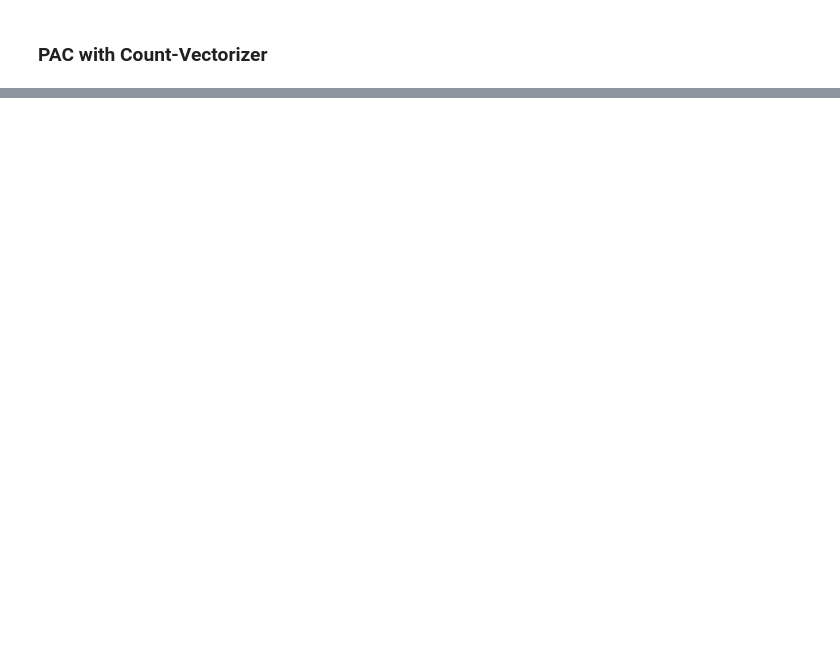
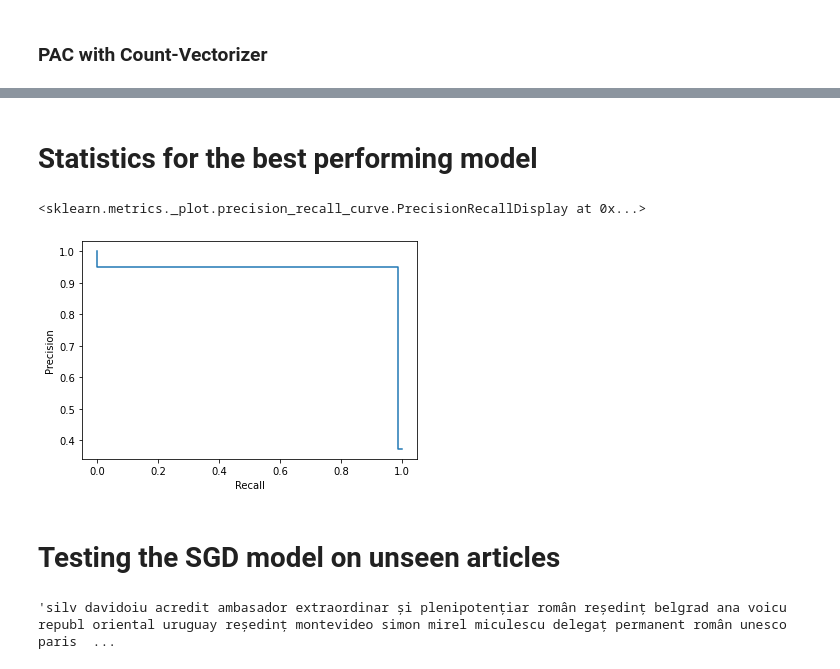
Before and after one commit to andreidamian1999/TILN, a Jupyter notebook: Fake news detection in social media for Romanian.ipynb, the cells around one changed output, grey strips where cells are left out. Cells and saved outputs as stored; diff of their text form; code cells hidden in the pictures; blank space fills up the shorter version.

```diff
--- a/Fake news detection in social media for Romanian.ipynb
+++ b/Fake news detection in social media for Romanian.ipynb
@@ -323,0 +330,11 @@ loss: 0.68
+# %% [markdown]
+# Statistics for the best performing model
+# %%
+precision, recall, _ = precision_recall_curve(y_test, y_pred)
+disp = PrecisionRecallDisplay(precision=precision, recall=recall)
+disp.plot()
+# %% [output]
+<sklearn.metrics._plot.precision_recall_curve.PrecisionRecallDisplay at 0x...>
+[figure, added]
+# %% [markdown]
+# Testing the SGD model on unseen articles
@@ -323,0 +360,4 @@ loss: 0.68
+# %%
+processed_article
+# %% [output]
+'silv davidoiu acredit ambasador extraordinar și plenipotențiar român reședinț belgrad ana voicu republ oriental uruguay reședinț montevideo simon mirel miculescu delegaț permanent român unesco paris  ...
```
Also changed, not shown: parts of 14 cells of this notebook.
